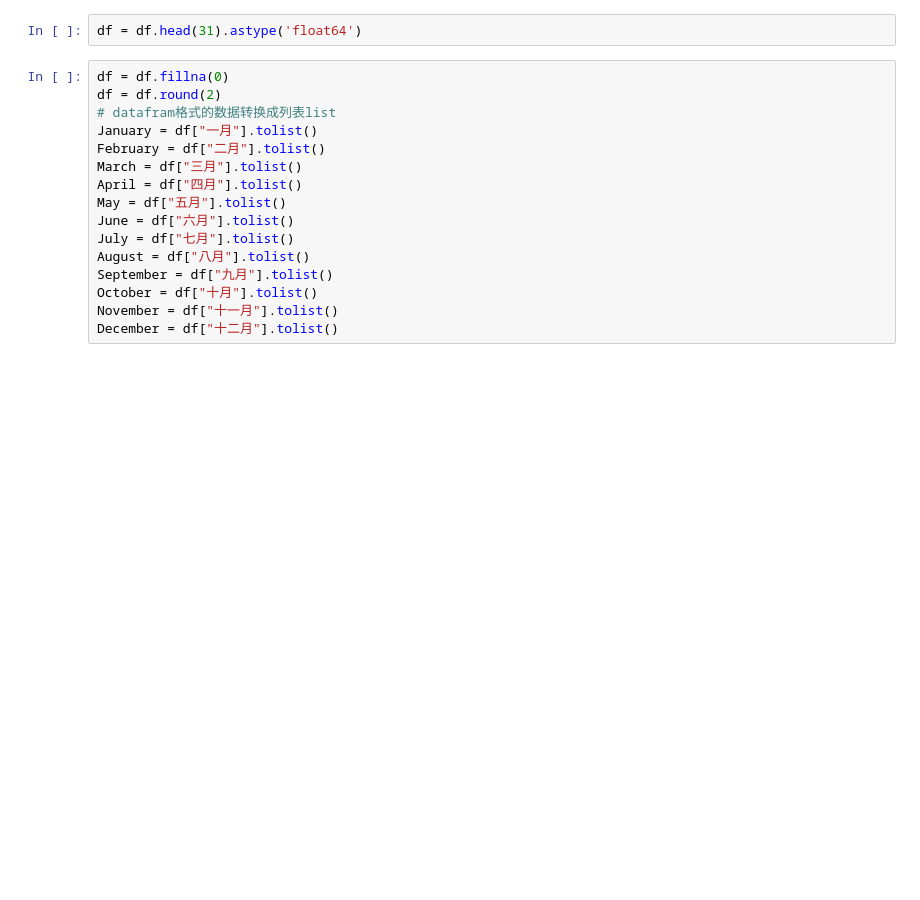
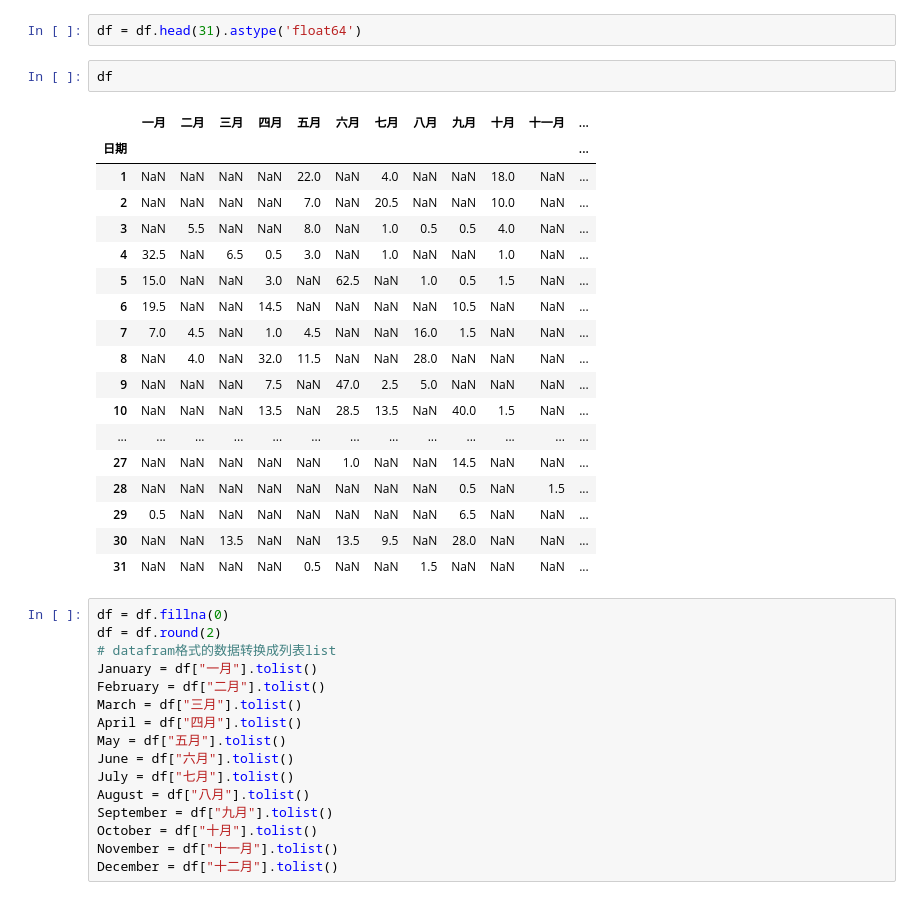
Before and after one commit to ld269440877/workspace, a Jupyter notebook: 水文数据/水文库.ipynb, the cells around one changed output. Drawn from its saved outputs; the diff is of its cells as text; blank space fills up the shorter version.

```diff
--- a/水文数据/水文库.ipynb
+++ b/水文数据/水文库.ipynb
@@ -372,6 +372,27 @@ df = df.rename(columns={'Unnamed: 2':'一月','Unnamed: 3':'二月','Unnamed: 4'
 # df.tail(10)
 # %%
 df = df.head(31).astype('float64')
+# %%
+df
+# %% [output]
+|  | 一月 | 二月 | 三月 | 四月 | 五月 | 六月 | 七月 | 八月 | 九月 | 十月 | 十一月 | ... |
+| 日期 |  |  |  |  |  |  |  |  |  |  |  | ... |
+| 1 | NaN | NaN | NaN | NaN | 22.0 | NaN | 4.0 | NaN | NaN | 18.0 | NaN | ... |
+| 2 | NaN | NaN | NaN | NaN | 7.0 | NaN | 20.5 | NaN | NaN | 10.0 | NaN | ... |
+| 3 | NaN | 5.5 | NaN | NaN | 8.0 | NaN | 1.0 | 0.5 | 0.5 | 4.0 | NaN | ... |
+| 4 | 32.5 | NaN | 6.5 | 0.5 | 3.0 | NaN | 1.0 | NaN | NaN | 1.0 | NaN | ... |
+| 5 | 15.0 | NaN | NaN | 3.0 | NaN | 62.5 | NaN | 1.0 | 0.5 | 1.5 | NaN | ... |
+| 6 | 19.5 | NaN | NaN | 14.5 | NaN | NaN | NaN | NaN | 10.5 | NaN | NaN | ... |
+| 7 | 7.0 | 4.5 | NaN | 1.0 | 4.5 | NaN | NaN | 16.0 | 1.5 | NaN | NaN | ... |
+| 8 | NaN | 4.0 | NaN | 32.0 | 11.5 | NaN | NaN | 28.0 | NaN | NaN | NaN | ... |
+| 9 | NaN | NaN | NaN | 7.5 | NaN | 47.0 | 2.5 | 5.0 | NaN | NaN | NaN | ... |
+| 10 | NaN | NaN | NaN | 13.5 | NaN | 28.5 | 13.5 | NaN | 40.0 | 1.5 | NaN | ... |
+| ... | ... | ... | ... | ... | ... | ... | ... | ... | ... | ... | ... | ... |
+| 27 | NaN | NaN | NaN | NaN | NaN | 1.0 | NaN | NaN | 14.5 | NaN | NaN | ... |
+| 28 | NaN | NaN | NaN | NaN | NaN | NaN | NaN | NaN | 0.5 | NaN | 1.5 | ... |
+| 29 | 0.5 | NaN | NaN | NaN | NaN | NaN | NaN | NaN | 6.5 | NaN | NaN | ... |
+| 30 | NaN | NaN | 13.5 | NaN | NaN | 13.5 | 9.5 | NaN | 28.0 | NaN | NaN | ... |
+| 31 | NaN | NaN | NaN | NaN | 0.5 | NaN | NaN | 1.5 | NaN | NaN | NaN | ... |
 # %%
 df = df.fillna(0)
 df = df.round(2)
```
Also changed, not shown: parts of 14 cells of this notebook, 10 other files.
